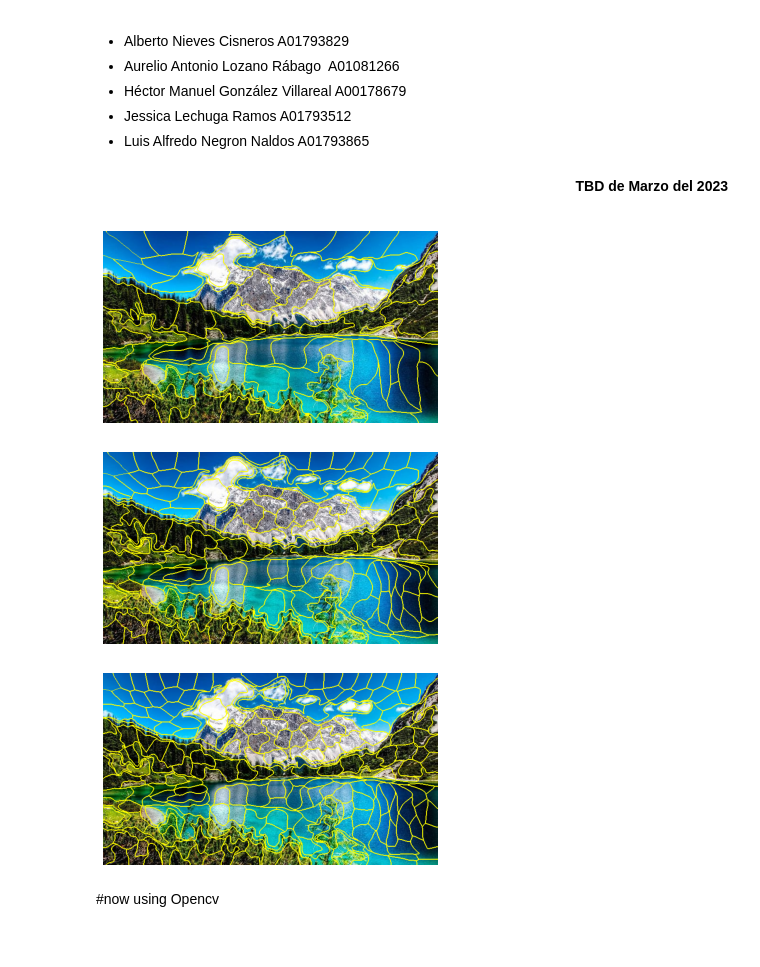
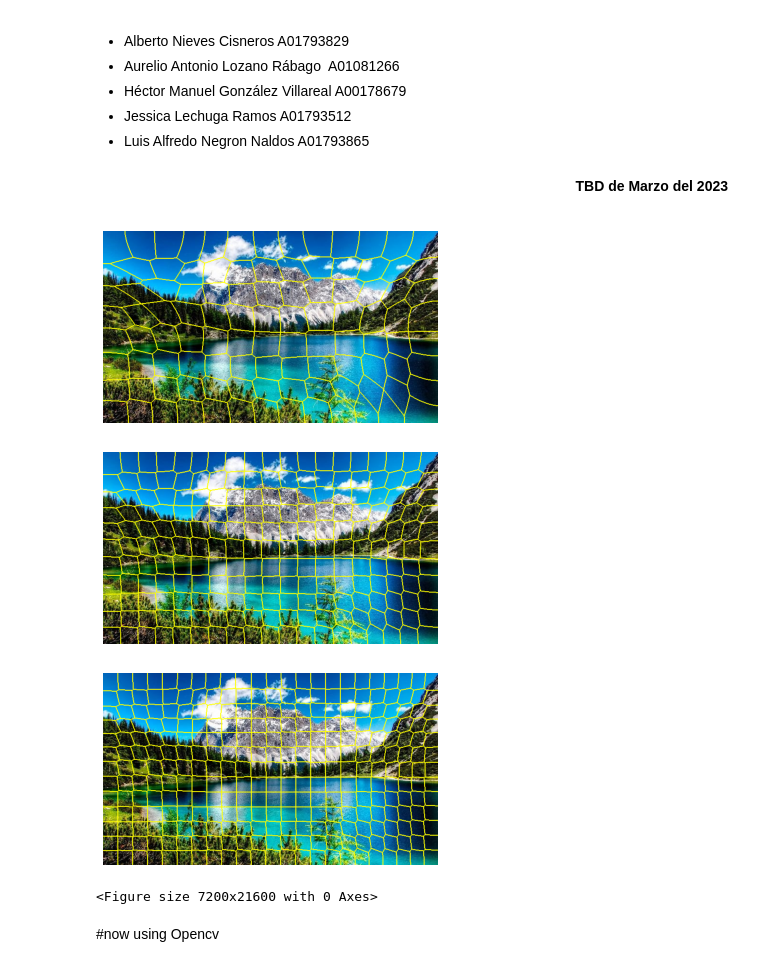
Before and after one commit to aalr007/VisionComputacional, a Jupyter notebook: SuperpixelesEquipo6.ipynb, the cells around one changed output. Saved outputs shown, nothing was run; the diff lists cells and outputs as text; code cells hidden in the pictures.

```diff
--- a/SuperpixelesEquipo6.ipynb
+++ b/SuperpixelesEquipo6.ipynb
@@ -27,20 +27,22 @@ image = img_as_float(io.imread("sample_data/image.jpg"))
 # %%
 # loop over the number of segments
 for numSegments in (100, 200, 300):
 	# apply SLIC and extract (approximately) the supplied number
 	# of segments
-	segments = slic(image, n_segments = numSegments, sigma = 5)
+	segments = slic(image, n_segments = numSegments, sigma = 64)
 	# show the output of SLIC
 	fig = plt.figure("Superpixels -- %d segments" % (numSegments))
 	ax = fig.add_subplot(1, 1, 1)
 	ax.imshow(mark_boundaries(image, segments))
 	plt.axis("off")
 # show the plots
+plt.figure(figsize=(100,300))
 plt.show()
 # %% [output]
-[figure, old version]
+[figure, new version]
-[figure, old version]
+[figure, new version]
-[figure, old version]
+[figure, new version]
+<Figure size 7200x21600 with 0 Axes>
 # %% [markdown]
 #now using Opencv
 # %%
```
Also changed, not shown: parts of 9 cells of this notebook.
